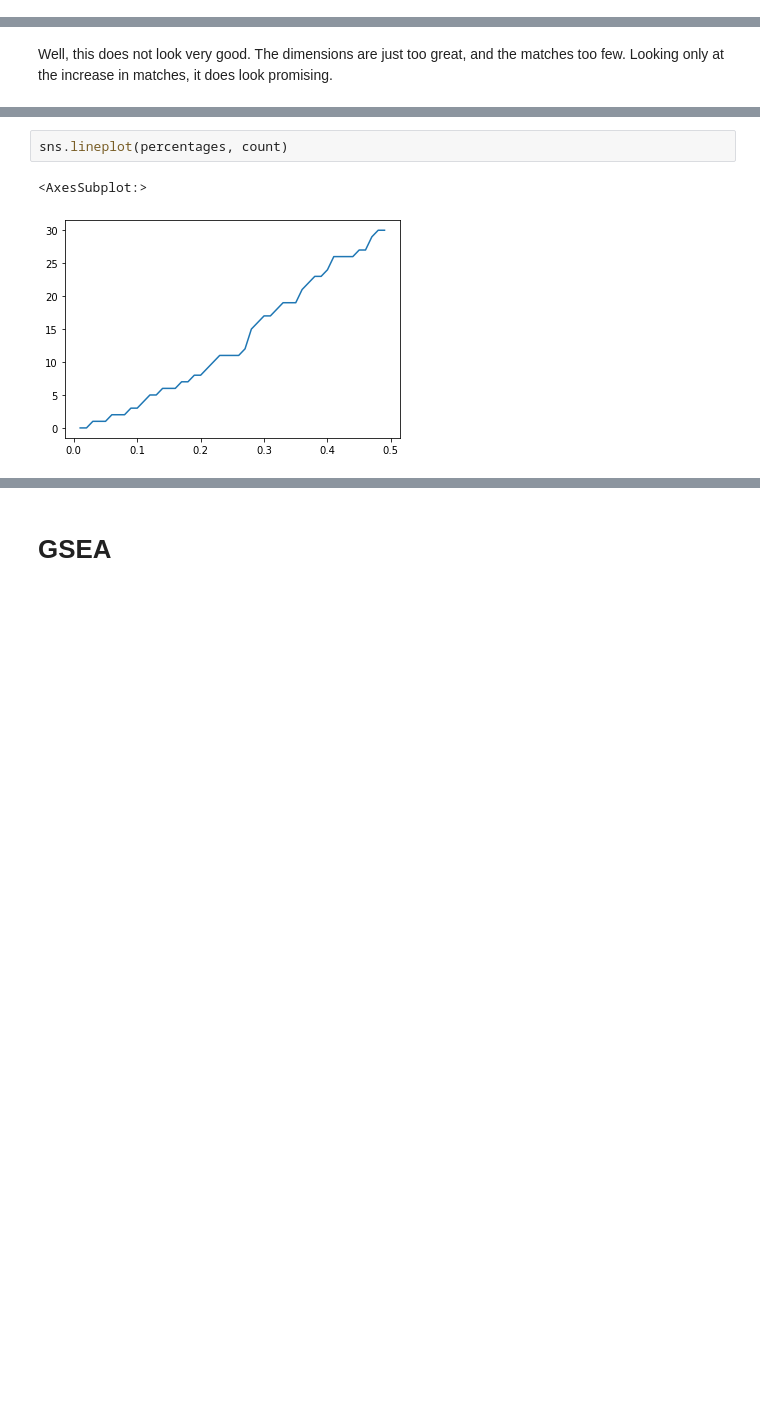
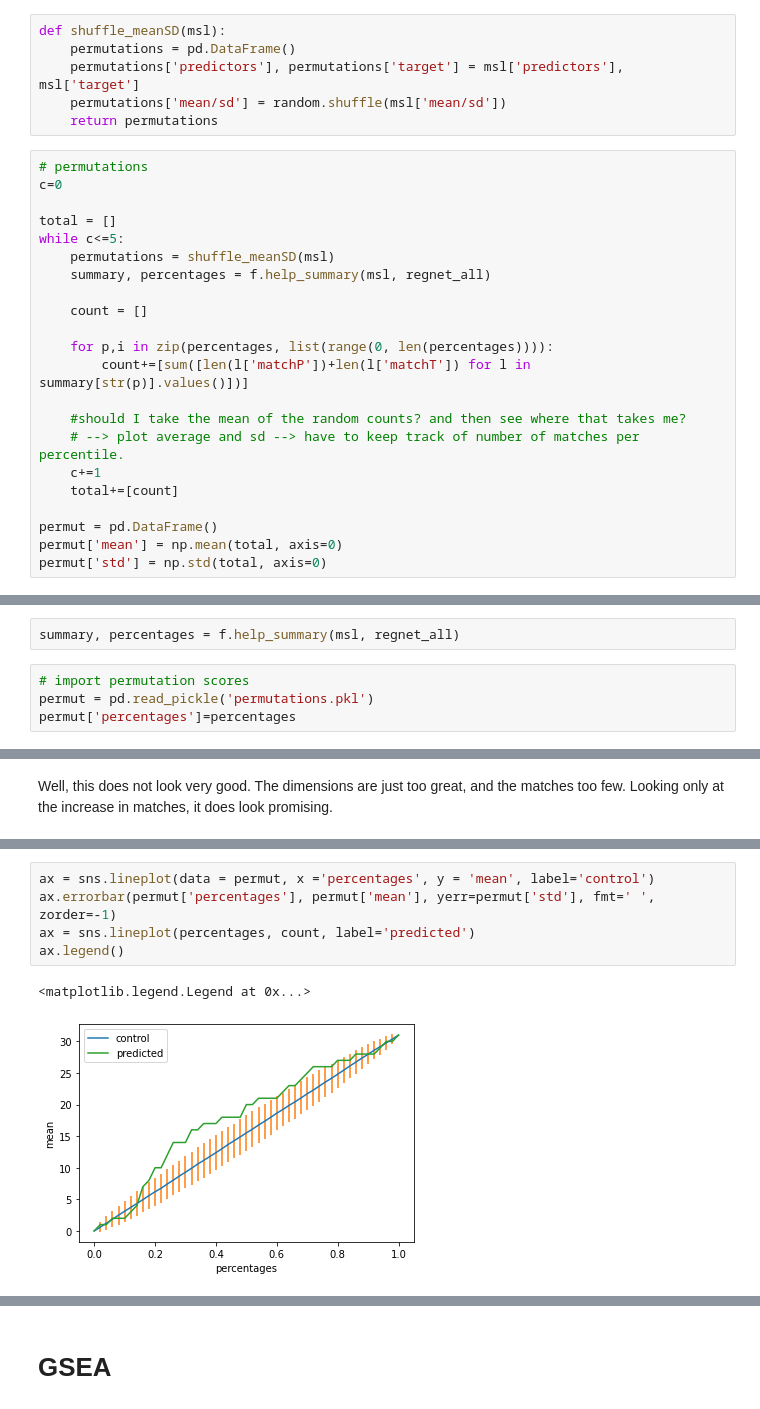
Before and after one commit to antschum/thesis, a Jupyter notebook: GeneAnalysis.ipynb, the cells around one changed output, grey strips where cells are left out. Drawn from its saved outputs; the diff is of its cells as text; blank space fills up the shorter version.

Commit message:
meeting revant 17.7 permutations and dimensionality reduction

```diff
--- a/GeneAnalysis.ipynb
+++ b/GeneAnalysis.ipynb
@@ -211,0 +103,28 @@ summary
+# %%
+def shuffle_meanSD(msl):
+    permutations = pd.DataFrame()
+    permutations['predictors'], permutations['target'] = msl['predictors'], msl['target']
+    permutations['mean/sd'] = random.shuffle(msl['mean/sd'])
+    return permutations
+# %%
+# permutations
+c=0
+
+total = []
+while c<=5:
+    permutations = shuffle_meanSD(msl)
+    summary, percentages = f.help_summary(msl, regnet_all)
+
+    count = []
+
+    for p,i in zip(percentages, list(range(0, len(percentages)))):
+        count+=[sum([len(l['matchP'])+len(l['matchT']) for l in summary[str(p)].values()])]
+
+    #should I take the mean of the random counts? and then see where that takes me?
+    # --> plot average and sd --> have to keep track of number of matches per percentile.
+    c+=1
+    total+=[count]
+
+permut = pd.DataFrame()
+permut['mean'] = np.mean(total, axis=0)
+permut['std'] = np.std(total, axis=0)
@@ -212,3 +153,9 @@ summary
+# %%
+summary, percentages = f.help_summary(msl, regnet_all)
+# %%
+# import permutation scores
+permut = pd.read_pickle('permutations.pkl')
+permut['percentages']=percentages
 # %%
 # Plot all precentages:
 count = []
@@ -225,5 +223,8 @@ Well, this does not look very good. The dimensions are just too great, and the m
 # %%
-sns.lineplot(percentages, count)
+ax = sns.lineplot(data = permut, x ='percentages', y = 'mean', label='control')
+ax.errorbar(permut['percentages'], permut['mean'], yerr=permut['std'], fmt=' ', zorder=-1)
+ax = sns.lineplot(percentages, count, label='predicted')
+ax.legend()
 # %% [output]
-<AxesSubplot:>
+<matplotlib.legend.Legend at 0x...>
-[figure, old version]
+[figure, new version]
```
Also changed, not shown: parts of 22 cells of this notebook, 3 other files.
